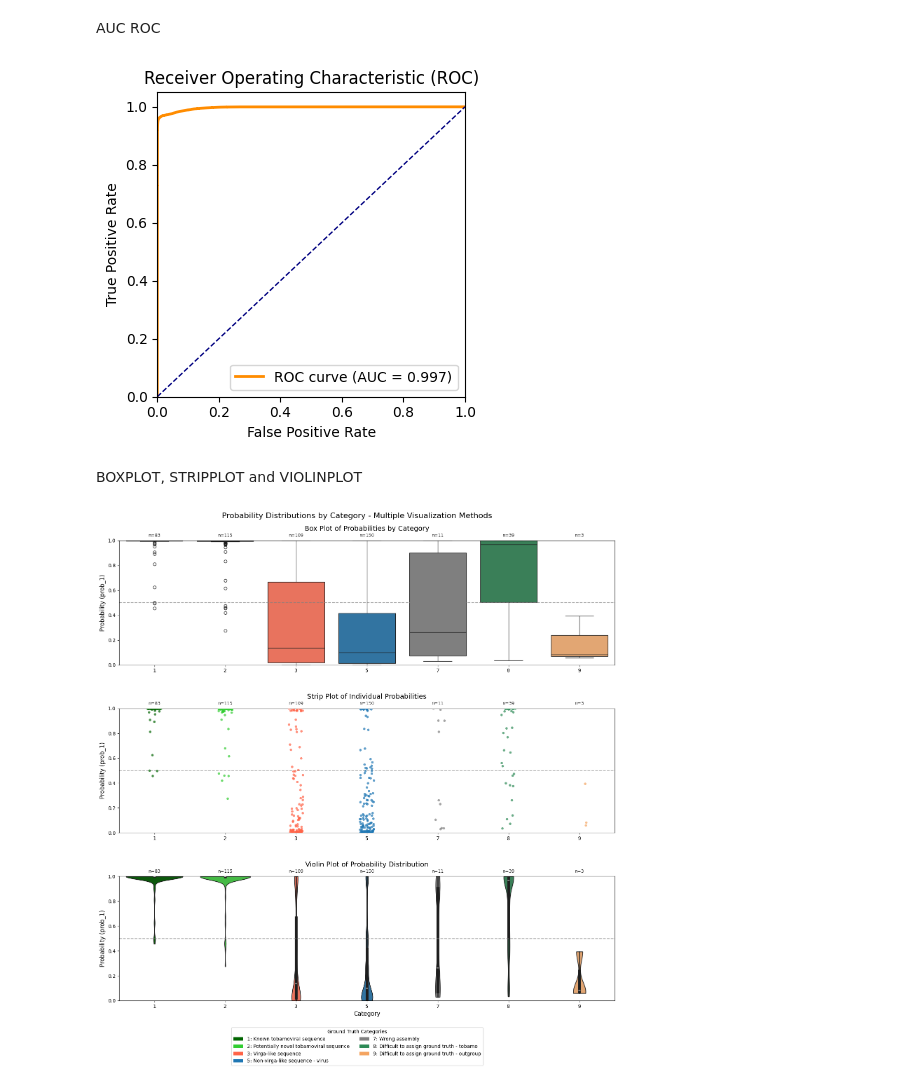
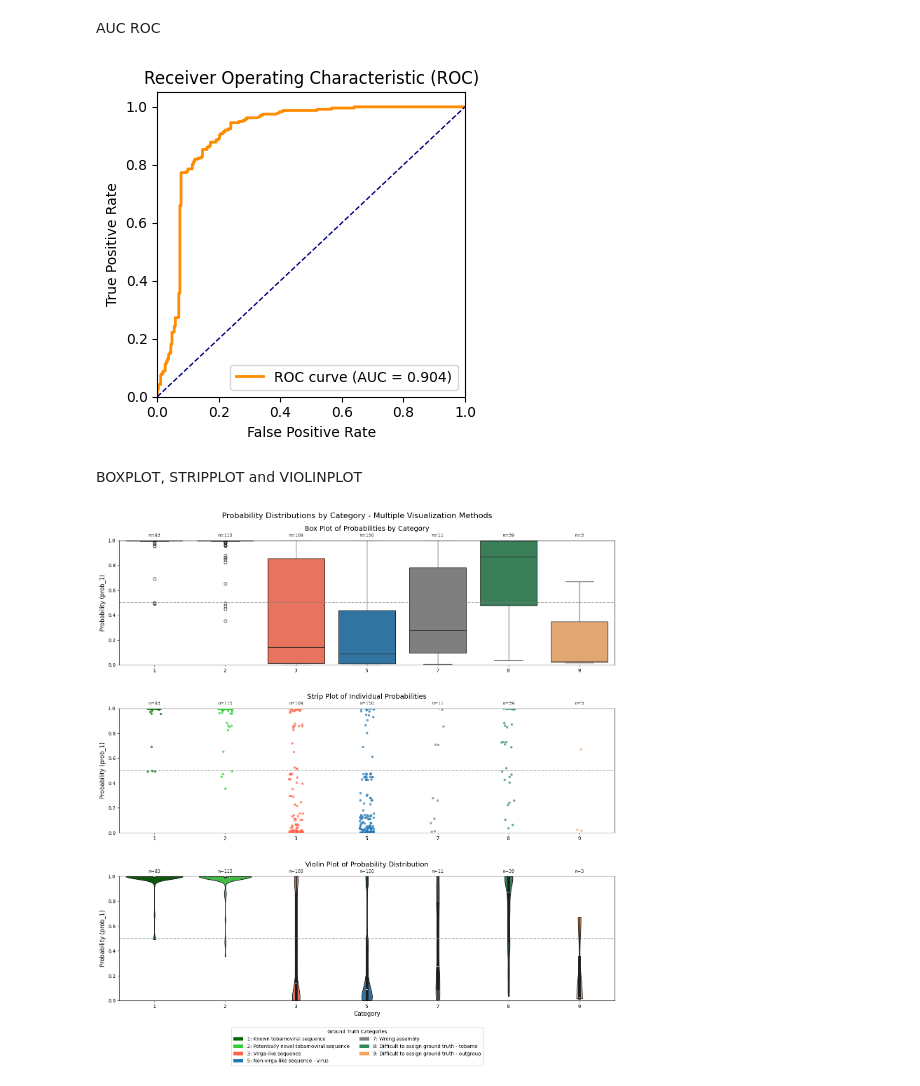
Before and after one commit to nezapajek/project-tobamo, a Jupyter notebook: analysis/model/notebooks/makeviz.ipynb, the cells around one changed output. Saved outputs shown, nothing was run; the diff lists cells and outputs as text; code cells hidden in the pictures.

Commit message:
new plots

```diff
--- a/analysis/model/notebooks/makeviz.ipynb
+++ b/analysis/model/notebooks/makeviz.ipynb
@@ -71,7 +48,7 @@ import pandas as pd
 import numpy as np
 
 # Path to the directory
-path = '/home/tobamo/analize/project-tobamo/analysis/model/results/model_selection_test_n10'
+path = '/home/tobamo/analize/project-tobamo/analysis/model/results/model_selection_test_n5'
 
 # Get all CSV files in the directory
 csv_files = glob.glob(os.path.join(path, "*.csv"))
@@ -126,7 +103,7 @@ for metric in all_performance_metrics:
     model_selection_counts[model_name] += 1
 
 # Define output directory
-outdir = 'model_selection_test_n10'
+outdir = 'model_selection_test_n5'
 
 # Save summary information
 with open(f"../results/{outdir}/model_selection_summary.txt", "w") as f:
@@ -808,7 +760,7 @@ plt.show()
 # %%
 gt = pd.read_excel('/home/tobamo/analize/project-tobamo/analysis/data/domain_sci_input/ground_truth_20250630.xlsx')
 gt.columns = gt.columns.str.strip()
-pr = pd.read_csv('/home/tobamo/analize/project-tobamo/analysis/model/results/predictions/contig_predictions.csv')
+pr = pd.read_csv('/home/tobamo/analize/project-tobamo/analysis/model/results/snakemake/predictions/contig_predictions.csv')
 merge = pd.merge(gt, pr, on='contig_name', how='inner')
 # %% [markdown]
 confusion matrix
@@ -854,22 +806,22 @@ plt.show()
 AUC ROC
 # %%
 # Compute ROC curve and ROC area
-fpr, tpr, thresholds = roc_curve(df['ground_truth'], df['prob_1'])
+fpr, tpr, thresholds = roc_curve(merge['ground_truth'], merge['prob_1'])
 roc_auc = auc(fpr, tpr)
 
 plt.figure(figsize=(4, 4))
 plt.plot(fpr, tpr, color='darkorange', lw=2, label=f'ROC curve (AUC = {roc_auc:.3f})')
 plt.plot([0, 1], [0, 1], color='navy', lw=1, linestyle='--')
 plt.xlim([0.0, 1.0])
 plt.ylim([0.0, 1.05])
 plt.xlabel('False Positive Rate')
 plt.ylabel('True Positive Rate')
 plt.title('Receiver Operating Characteristic (ROC)')
 plt.legend(loc="lower right")
 plt.tight_layout()
 plt.show()
 # %% [output]
-[figure, old version]
+[figure, new version]
 # %% [markdown]
 BOXPLOT, STRIPPLOT and VIOLINPLOT
 # %%
@@ -981,4 +933,4 @@ plt.tight_layout()
 plt.subplots_adjust(bottom=0.12, top=0.94, hspace=0.35)  # Increased hspace for labels
 plt.show()
 # %% [output]
-[figure, old version]
+[figure, new version]
```
Also changed, not shown: parts of 25 cells of this notebook.
